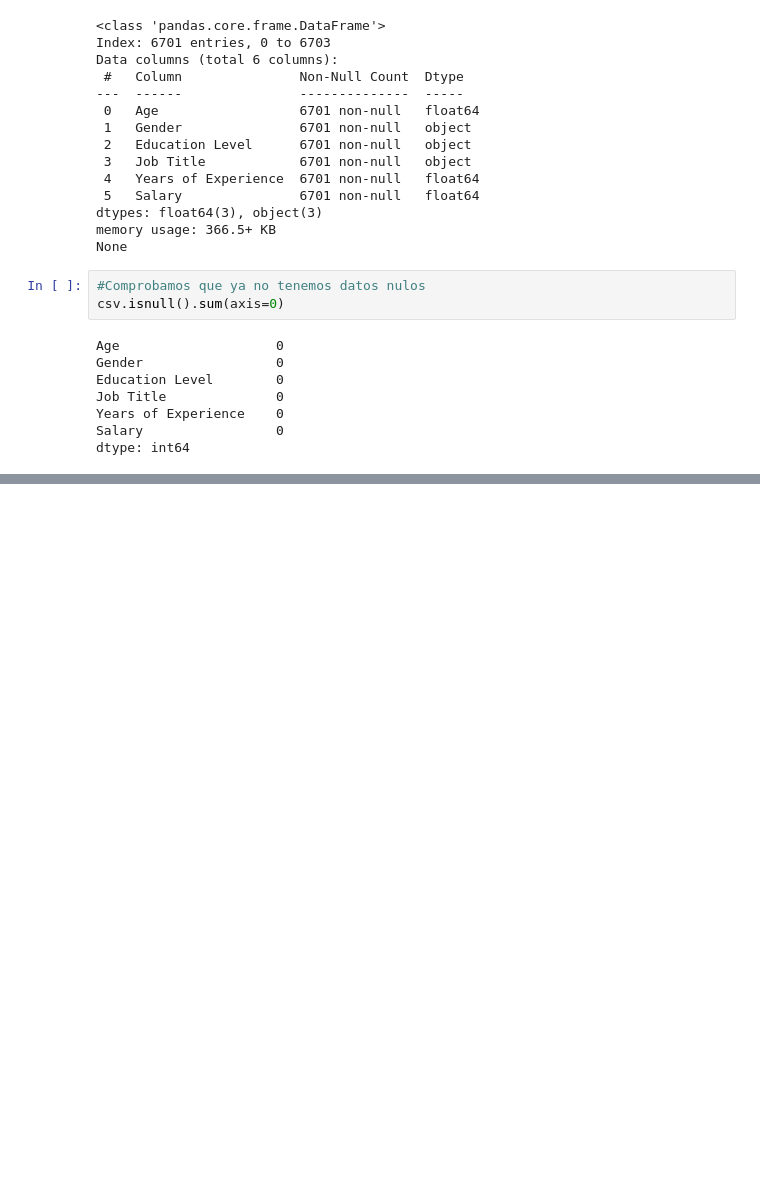
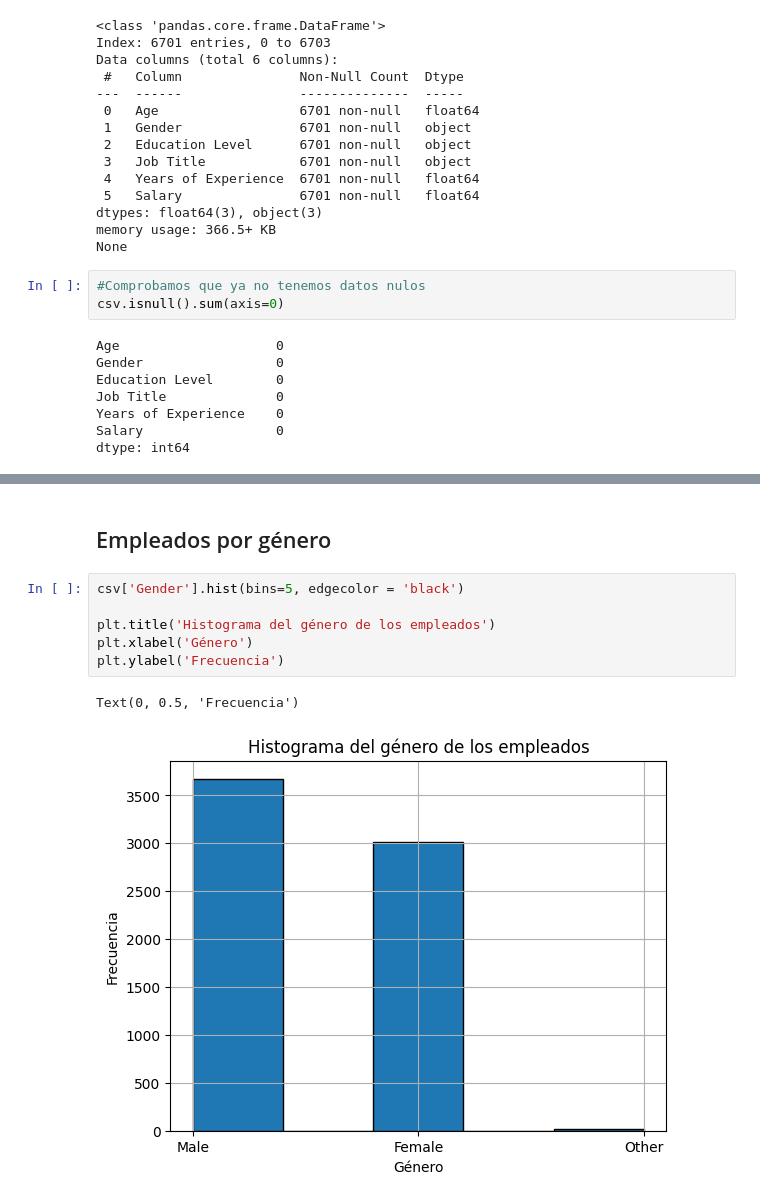
Before and after one commit to JulioRan/Python_Intermedio, a Jupyter notebook: Ejercicios/Ejercicio2.ipynb, the cells around one changed output, grey strips where cells are left out. Cells and saved outputs as stored; diff of their text form; blank space fills up the shorter version.

```diff
--- a/Ejercicios/Ejercicio2.ipynb
+++ b/Ejercicios/Ejercicio2.ipynb
@@ -75,0 +76,11 @@ array(['Male', 'Female', 'Other'], dtype=object)
+# %% [markdown]
+## Empleados por género
+# %%
+csv['Gender'].hist(bins=5, edgecolor = 'black')
+
+plt.title('Histograma del género de los empleados')
+plt.xlabel('Género')
+plt.ylabel('Frecuencia')
+# %% [output]
+Text(0, 0.5, 'Frecuencia')
+[figure, added]
```
Also changed, not shown: parts of 9 cells of this notebook.
